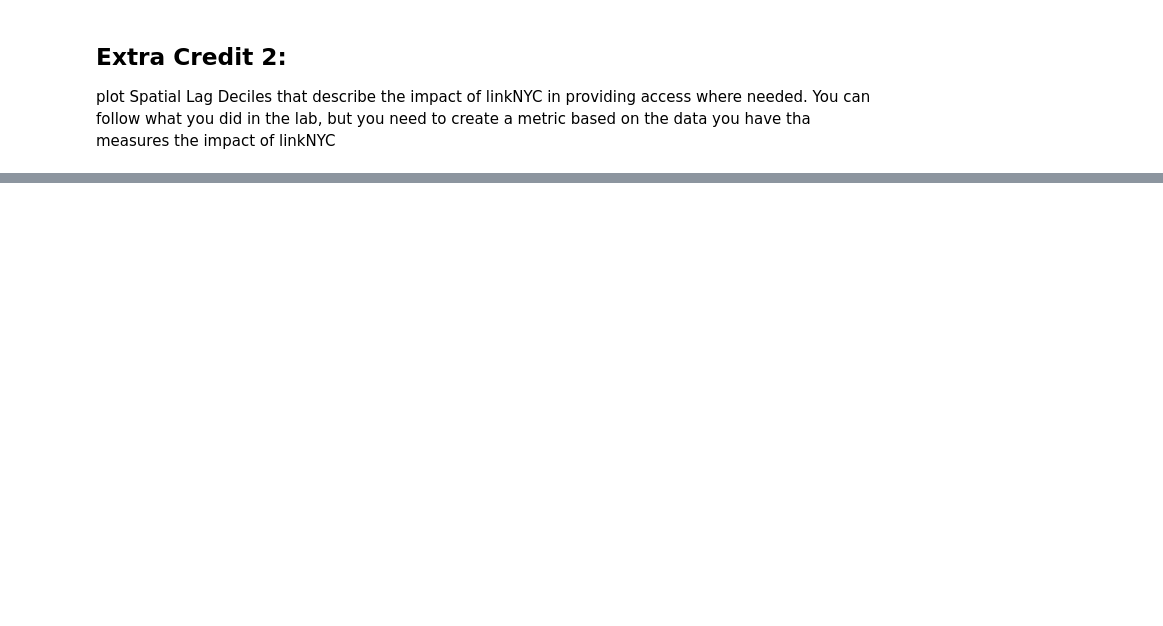
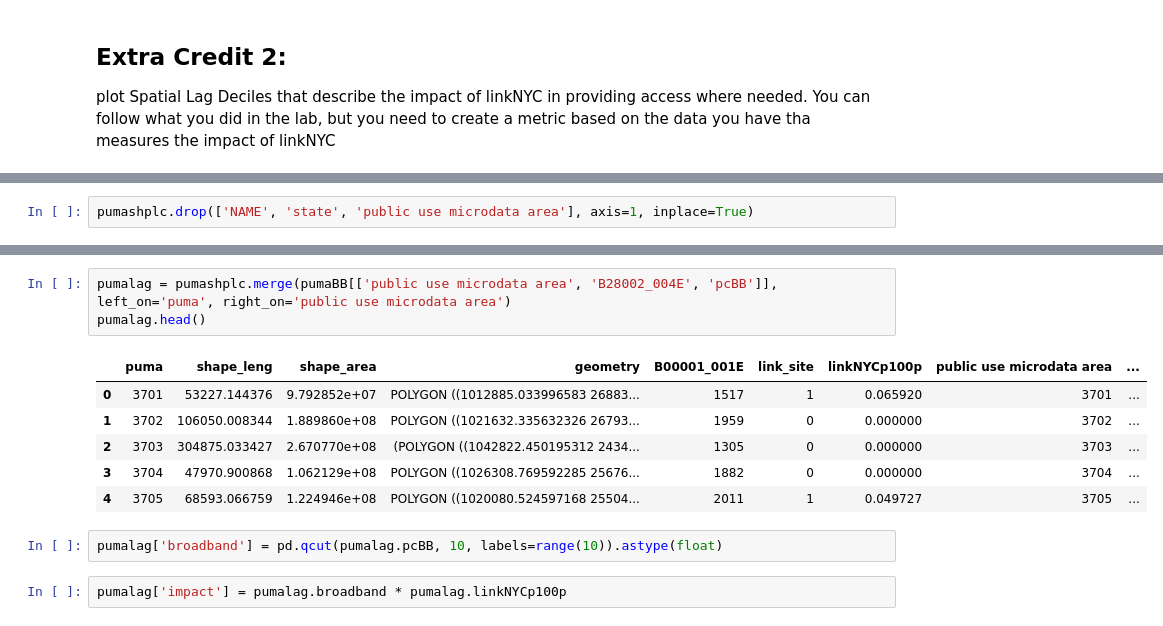
Before and after one commit to qiuyliu/PUI2017_uc288, a Jupyter notebook: HW9_uc288/HW9_Geopandas_Census.ipynb, the cells around one changed output, grey strips where cells are left out. Cells and saved outputs as stored; diff of their text form; blank space fills up the shorter version.

```diff
--- a/HW9_uc288/HW9_Geopandas_Census.ipynb
+++ b/HW9_uc288/HW9_Geopandas_Census.ipynb
@@ -621,0 +648,2 @@ https://factfinder.census.gov/ -> Advanced Search -> Show me all
+# %%
+pumashplc.drop(['NAME', 'state', 'public use microdata area'], axis=1, inplace=True)
@@ -621,0 +659,14 @@ https://factfinder.census.gov/ -> Advanced Search -> Show me all
+# %%
+pumalag = pumashplc.merge(pumaBB[['public use microdata area', 'B28002_004E', 'pcBB']], left_on='puma', right_on='public use microdata area')
+pumalag.head()
+# %% [output]
+|  | puma | shape_leng | shape_area | geometry | B00001_001E | link_site | linkNYCp100p | public use microdata area | ... |
+| 0 | 3701 | 53227.144376 | 9.792852e+07 | POLYGON ((1012885.033996583 26883... | 1517 | 1 | 0.065920 | 3701 | ... |
+| 1 | 3702 | 106050.008344 | 1.889860e+08 | POLYGON ((1021632.335632326 26793... | 1959 | 0 | 0.000000 | 3702 | ... |
+| 2 | 3703 | 304875.033427 | 2.670770e+08 | (POLYGON ((1042822.450195312 2434... | 1305 | 0 | 0.000000 | 3703 | ... |
+| 3 | 3704 | 47970.900868 | 1.062129e+08 | POLYGON ((1026308.769592285 25676... | 1882 | 0 | 0.000000 | 3704 | ... |
+| 4 | 3705 | 68593.066759 | 1.224946e+08 | POLYGON ((1020080.524597168 25504... | 2011 | 1 | 0.049727 | 3705 | ... |
+# %%
+pumalag['broadband'] = pd.qcut(pumalag.pcBB, 10, labels=range(10)).astype(float)
+# %%
+pumalag['impact'] = pumalag.broadband * pumalag.linkNYCp100p
```
Also changed, not shown: parts of 20 cells of this notebook, 1 other file.
